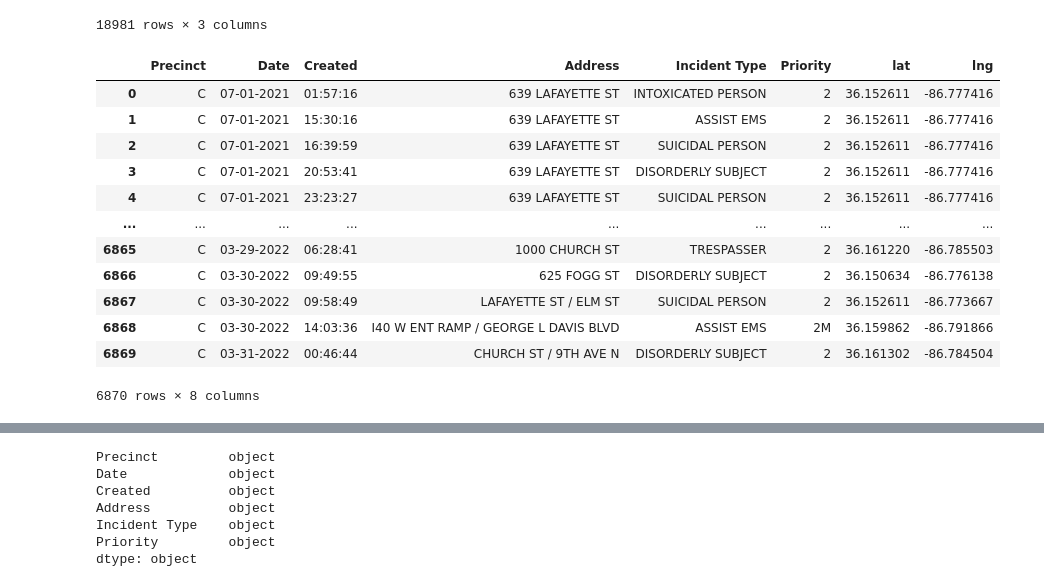
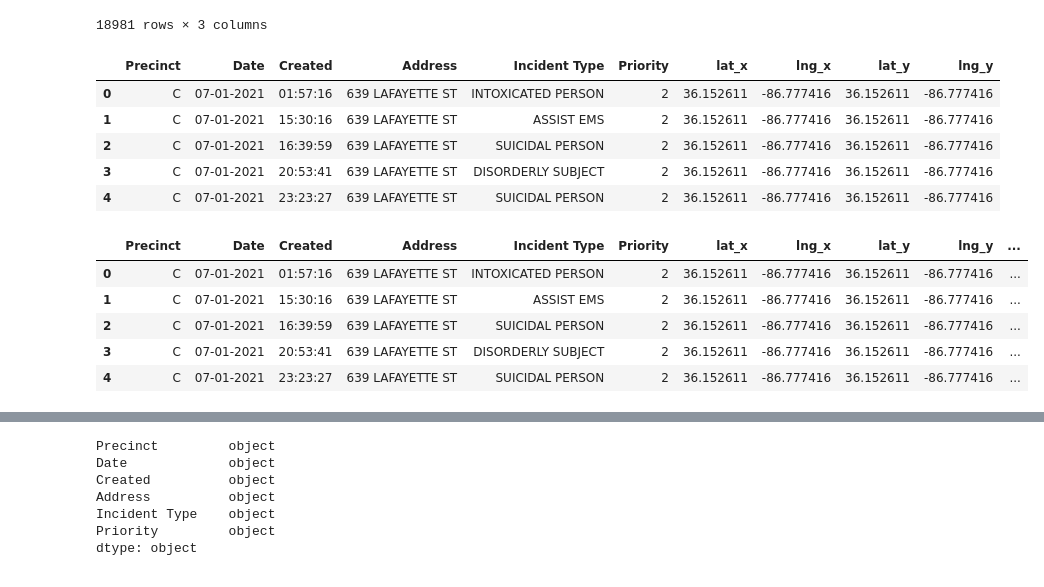
Before and after one commit to MariahN25/partners_in_care, a Jupyter notebook: notebook/mental_health.ipynb, the cells around one changed output, grey strips where cells are left out. Cells and saved outputs as stored; diff of their text form; code cells hidden in the pictures.

```diff
--- a/notebook/mental_health.ipynb
+++ b/notebook/mental_health.ipynb
@@ -208,23 +187,25 @@ geo_df
 | 18979 | 2417 HERMAN ST | 36.162061 | -86.813110 |
 | 18980 | 631 W NOCTURNE DR | 36.210620 | -86.800515 |
 18981 rows × 3 columns
+# %%
+raw_c_df.head()
+# %% [output]
+|  | Precinct | Date | Created | Address | Incident Type | Priority | lat_x | lng_x | lat_y | lng_y |
+| 0 | C | 07-01-2021 | 01:57:16 | 639 LAFAYETTE ST | INTOXICATED PERSON | 2 | 36.152611 | -86.777416 | 36.152611 | -86.777416 |
+| 1 | C | 07-01-2021 | 15:30:16 | 639 LAFAYETTE ST | ASSIST EMS | 2 | 36.152611 | -86.777416 | 36.152611 | -86.777416 |
+| 2 | C | 07-01-2021 | 16:39:59 | 639 LAFAYETTE ST | SUICIDAL PERSON | 2 | 36.152611 | -86.777416 | 36.152611 | -86.777416 |
+| 3 | C | 07-01-2021 | 20:53:41 | 639 LAFAYETTE ST | DISORDERLY SUBJECT | 2 | 36.152611 | -86.777416 | 36.152611 | -86.777416 |
+| 4 | C | 07-01-2021 | 23:23:27 | 639 LAFAYETTE ST | SUICIDAL PERSON | 2 | 36.152611 | -86.777416 | 36.152611 | -86.777416 |
 # %%
-raw_c_df = pd.merge(raw_c_df, geo_df, on = "Address", how = "inner")
-raw_c_df
+raw_c_df = pd.merge(raw_c_df, geo_df, on = ["Address"], how = "inner")
+raw_c_df.head()
 # %% [output]
-|  | Precinct | Date | Created | Address | Incident Type | Priority | lat | lng |
-| 0 | C | 07-01-2021 | 01:57:16 | 639 LAFAYETTE ST | INTOXICATED PERSON | 2 | 36.152611 | -86.777416 |
-| 1 | C | 07-01-2021 | 15:30:16 | 639 LAFAYETTE ST | ASSIST EMS | 2 | 36.152611 | -86.777416 |
-| 2 | C | 07-01-2021 | 16:39:59 | 639 LAFAYETTE ST | SUICIDAL PERSON | 2 | 36.152611 | -86.777416 |
-| 3 | C | 07-01-2021 | 20:53:41 | 639 LAFAYETTE ST | DISORDERLY SUBJECT | 2 | 36.152611 | -86.777416 |
-| 4 | C | 07-01-2021 | 23:23:27 | 639 LAFAYETTE ST | SUICIDAL PERSON | 2 | 36.152611 | -86.777416 |
-| ... | ... | ... | ... | ... | ... | ... | ... | ... |
-| 6865 | C | 03-29-2022 | 06:28:41 | 1000 CHURCH ST | TRESPASSER | 2 | 36.161220 | -86.785503 |
-| 6866 | C | 03-30-2022 | 09:49:55 | 625 FOGG ST | DISORDERLY SUBJECT | 2 | 36.150634 | -86.776138 |
-| 6867 | C | 03-30-2022 | 09:58:49 | LAFAYETTE ST / ELM ST | SUICIDAL PERSON | 2 | 36.152611 | -86.773667 |
-| 6868 | C | 03-30-2022 | 14:03:36 | I40 W ENT RAMP / GEORGE L DAVIS BLVD | ASSIST EMS | 2M | 36.159862 | -86.791866 |
-| 6869 | C | 03-31-2022 | 00:46:44 | CHURCH ST / 9TH AVE N | DISORDERLY SUBJECT | 2 | 36.161302 | -86.784504 |
+|  | Precinct | Date | Created | Address | Incident Type | Priority | lat_x | lng_x | lat_y | lng_y | ... |
+| 0 | C | 07-01-2021 | 01:57:16 | 639 LAFAYETTE ST | INTOXICATED PERSON | 2 | 36.152611 | -86.777416 | 36.152611 | -86.777416 | ... |
+| 1 | C | 07-01-2021 | 15:30:16 | 639 LAFAYETTE ST | ASSIST EMS | 2 | 36.152611 | -86.777416 | 36.152611 | -86.777416 | ... |
+| 2 | C | 07-01-2021 | 16:39:59 | 639 LAFAYETTE ST | SUICIDAL PERSON | 2 | 36.152611 | -86.777416 | 36.152611 | -86.777416 | ... |
+| 3 | C | 07-01-2021 | 20:53:41 | 639 LAFAYETTE ST | DISORDERLY SUBJECT | 2 | 36.152611 | -86.777416 | 36.152611 | -86.777416 | ... |
+| 4 | C | 07-01-2021 | 23:23:27 | 639 LAFAYETTE ST | SUICIDAL PERSON | 2 | 36.152611 | -86.777416 | 36.152611 | -86.777416 | ... |
-6870 rows × 8 columns
 # %%
 counts_raw = raw_df.groupby(by=['Incident Type', 'Precinct']).count()
 # %%
```
Also changed, not shown: parts of 71 cells of this notebook, 4 other files.
